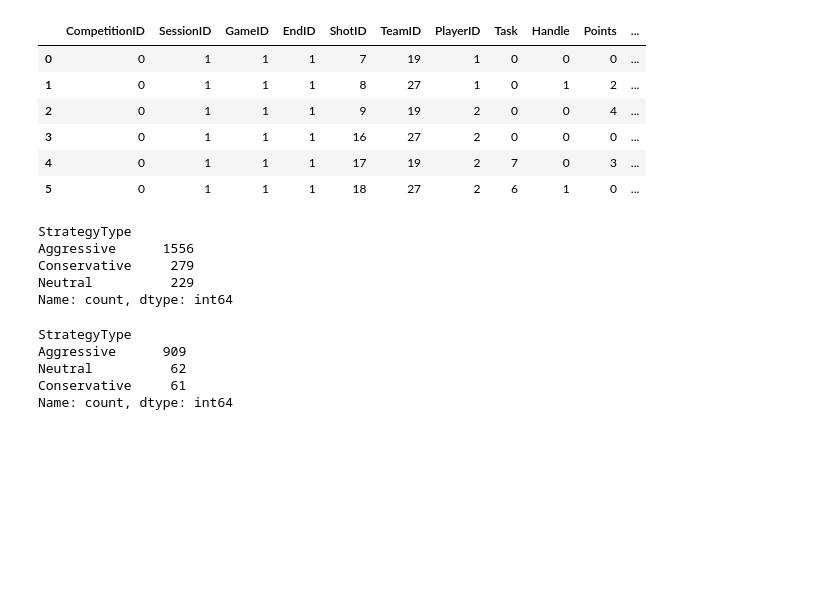
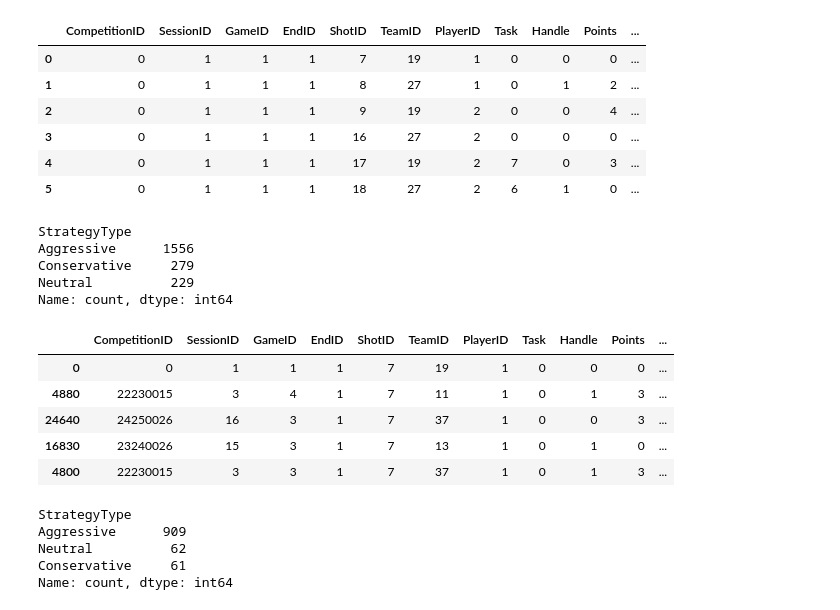
Before and after one commit to j00hyun/Data-Jam-2025, a Jupyter notebook: Strategy for 1 End Non-Hammer Team.ipynb, the cells around one changed output. Drawn from its saved outputs; the diff is of its cells as text; code cells hidden in the pictures; blank space fills up the shorter version.

```diff
--- a/Strategy for 1 End Non-Hammer Team.ipynb
+++ b/Strategy for 1 End Non-Hammer Team.ipynb
@@ -208,6 +209,15 @@ shots_first3["HasHammer"] = (shots_first3["TeamID"] == shots_first3["HammerTeamI
 
 # Filter only the shots from non-hammer teams
 nonhammer_stones = shots_first3.query("HasHammer == 0").copy()
+# %%
+shots_first3.head()
+# %% [output]
+|  | CompetitionID | SessionID | GameID | EndID | ShotID | TeamID | PlayerID | Task | Handle | Points | ... |
+| 0 | 0 | 1 | 1 | 1 | 7 | 19 | 1 | 0 | 0 | 0 | ... |
+| 4880 | 22230015 | 3 | 4 | 1 | 7 | 11 | 1 | 0 | 1 | 3 | ... |
+| 24640 | 24250026 | 16 | 3 | 1 | 7 | 37 | 1 | 0 | 0 | 3 | ... |
+| 16830 | 23240026 | 15 | 3 | 1 | 7 | 13 | 1 | 0 | 1 | 0 | ... |
+| 4800 | 22230015 | 3 | 3 | 1 | 7 | 37 | 1 | 0 | 1 | 3 | ... |
 # %%
 nonhammer_stones["StrategyType"].value_counts()
 # %% [output]
```
Also changed, not shown: parts of 8 cells of this notebook.
